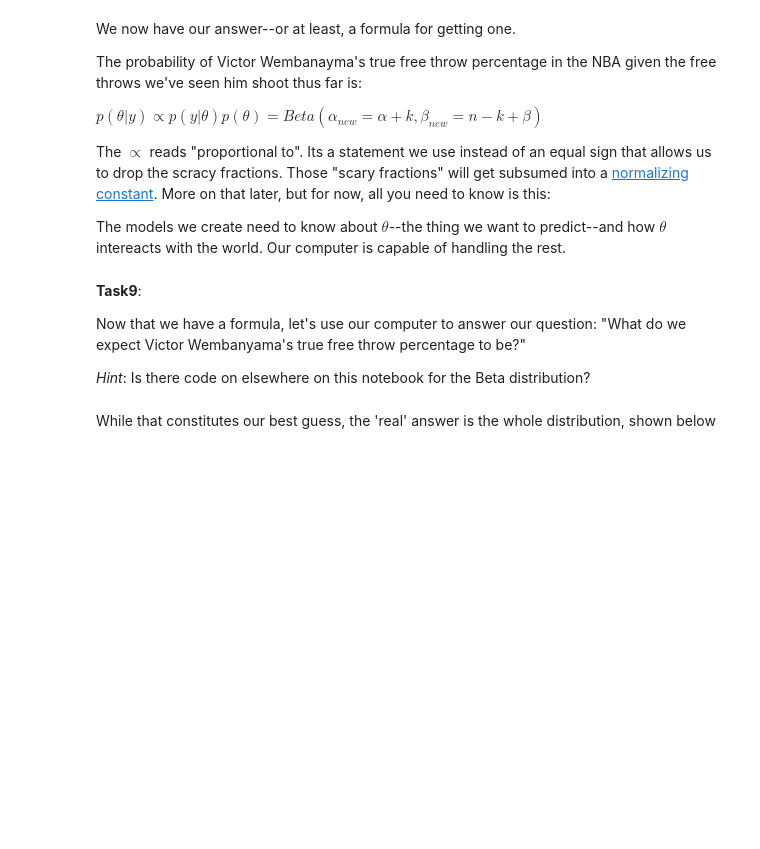
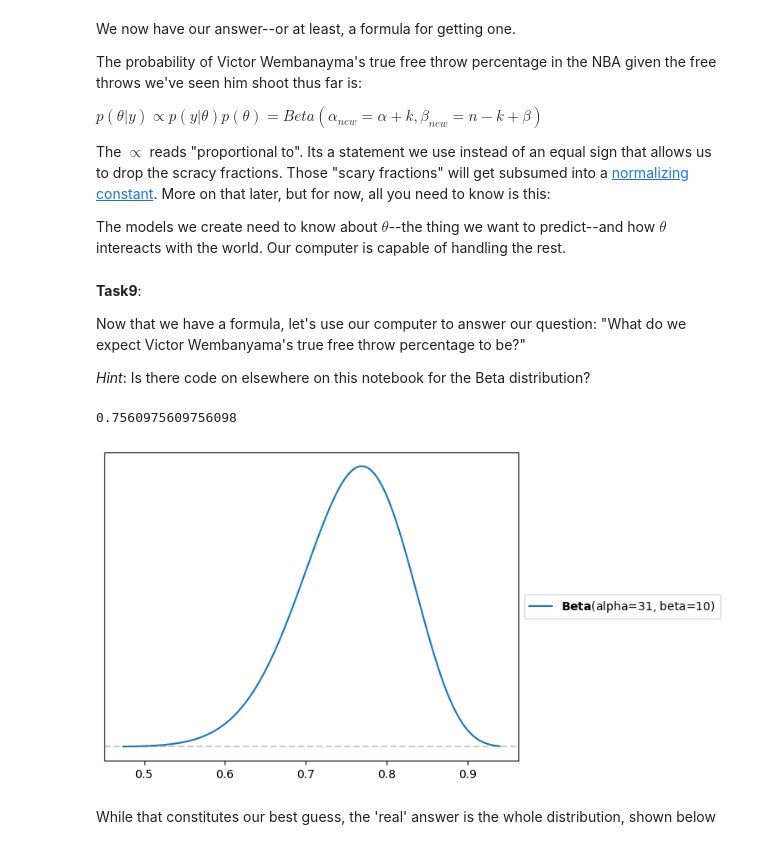
Before and after one commit to joshualewin6/Colab-Notebook, a Jupyter notebook: Copy_of_Unit2NotesSF.ipynb, the cells around one changed output. Drawn from its saved outputs; the diff is of its cells as text; code cells hidden in the pictures; blank space fills up the shorter version.

```diff
--- a/Copy_of_Unit2NotesSF.ipynb
+++ b/Copy_of_Unit2NotesSF.ipynb
@@ -216,3 +241,11 @@ Now that we have a formula, let's use our computer to answer our question: "What
+# %%
+#ANSWER9
+
+pz.Beta(alpha=31,beta=10).plot_pdf()
+pz.Beta(alpha=31,beta=10).mean()
+# %% [output]
+0.7560975609756098
+[figure, added]
 # %% [markdown]
 While that constitutes our best guess, the 'real' answer is the whole distribution, shown below
 # %%
```
Also changed, not shown: parts of 46 cells of this notebook.
